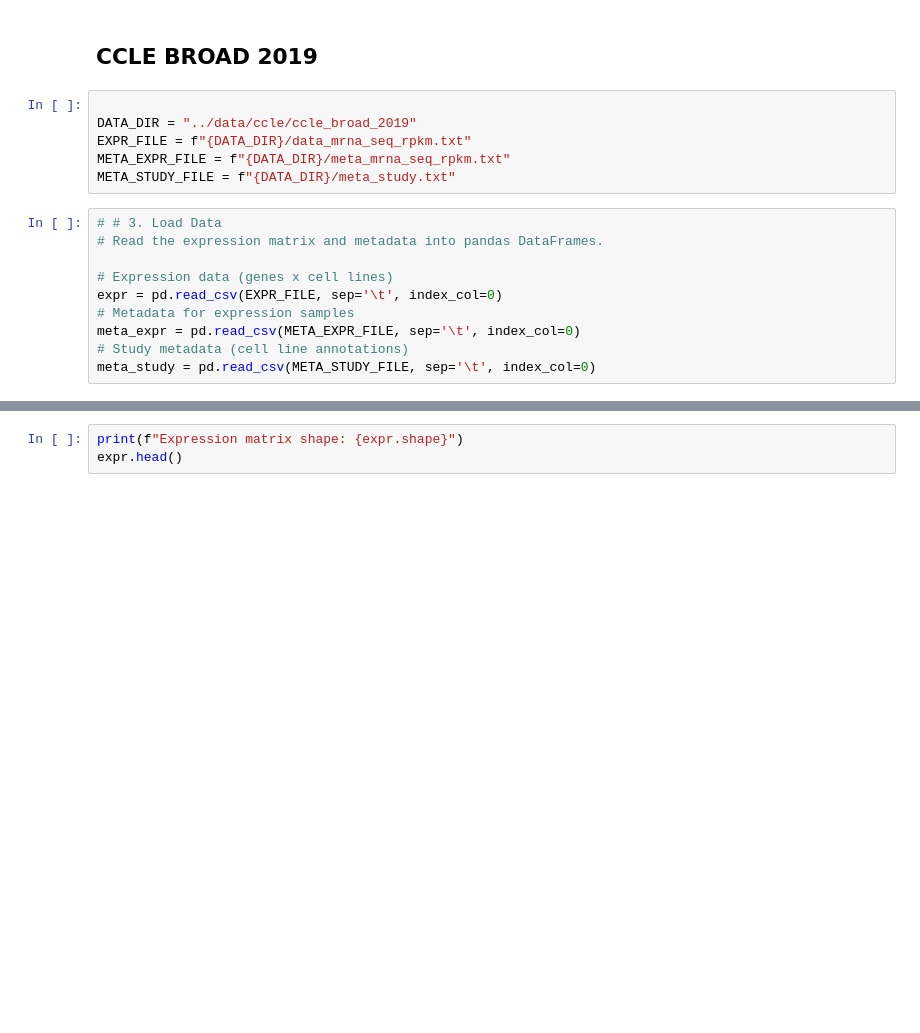
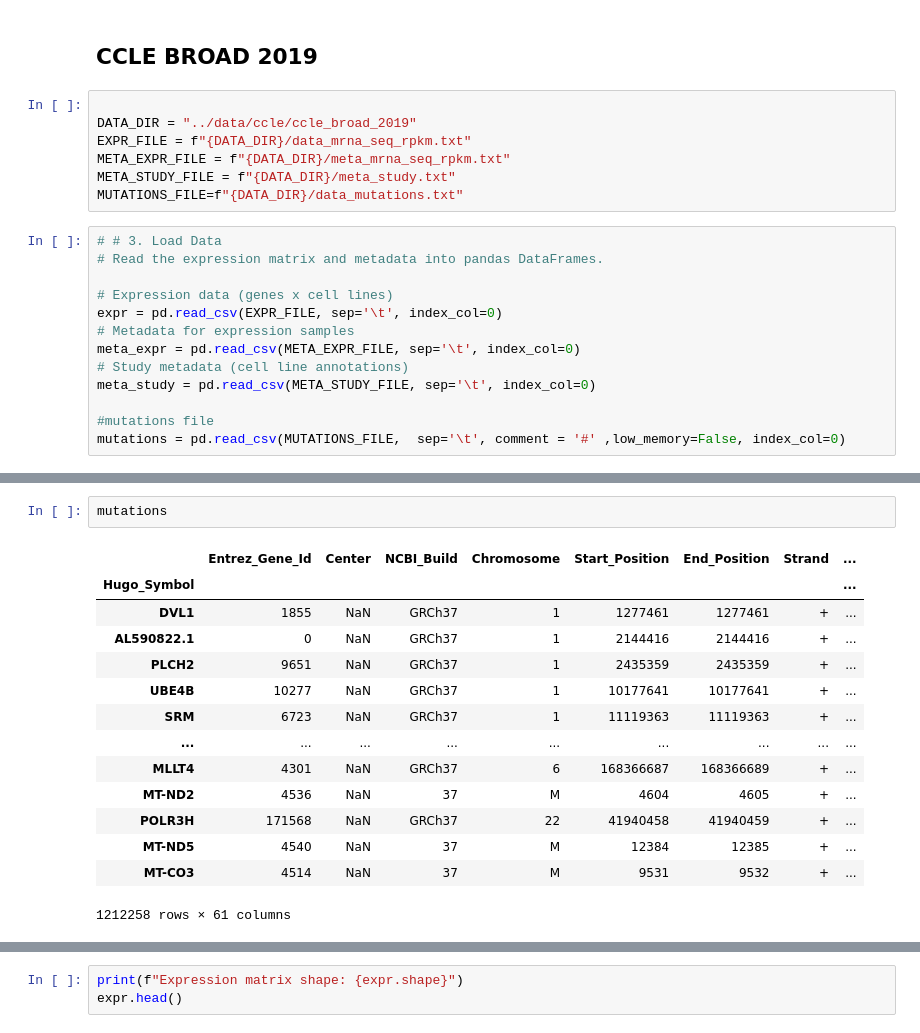
Before and after one commit to VittorioRossi/p53-mutations, a Jupyter notebook: notebooks_ccle/explore_ccle.ipynb, the cells around one changed output, grey strips where cells are left out. Saved outputs shown, nothing was run; the diff lists cells and outputs as text; blank space fills up the shorter version.

Commit message:
mutation loading

```diff
--- a/notebooks_ccle/explore_ccle.ipynb
+++ b/notebooks_ccle/explore_ccle.ipynb
@@ -13,6 +13,7 @@ DATA_DIR = "../data/ccle/ccle_broad_2019"
 EXPR_FILE = f"{DATA_DIR}/data_mrna_seq_rpkm.txt"
 META_EXPR_FILE = f"{DATA_DIR}/meta_mrna_seq_rpkm.txt"
 META_STUDY_FILE = f"{DATA_DIR}/meta_study.txt"
+MUTATIONS_FILE=f"{DATA_DIR}/data_mutations.txt"
 # %%
 # # 3. Load Data
 # Read the expression matrix and metadata into pandas DataFrames.
@@ -23,3 +24,6 @@ expr = pd.read_csv(EXPR_FILE, sep='\t', index_col=0)
 meta_expr = pd.read_csv(META_EXPR_FILE, sep='\t', index_col=0)
 # Study metadata (cell line annotations)
 meta_study = pd.read_csv(META_STUDY_FILE, sep='\t', index_col=0)
+
+#mutations file
+mutations = pd.read_csv(MUTATIONS_FILE,  sep='\t', comment = '#' ,low_memory=False, index_col=0)
@@ -50,0 +70,17 @@ expr
+# %%
+mutations
+# %% [output]
+|  | Entrez_Gene_Id | Center | NCBI_Build | Chromosome | Start_Position | End_Position | Strand | ... |
+| Hugo_Symbol |  |  |  |  |  |  |  | ... |
+| DVL1 | 1855 | NaN | GRCh37 | 1 | 1277461 | 1277461 | + | ... |
+| AL590822.1 | 0 | NaN | GRCh37 | 1 | 2144416 | 2144416 | + | ... |
+| PLCH2 | 9651 | NaN | GRCh37 | 1 | 2435359 | 2435359 | + | ... |
+| UBE4B | 10277 | NaN | GRCh37 | 1 | 10177641 | 10177641 | + | ... |
+| SRM | 6723 | NaN | GRCh37 | 1 | 11119363 | 11119363 | + | ... |
+| ... | ... | ... | ... | ... | ... | ... | ... | ... |
+| MLLT4 | 4301 | NaN | GRCh37 | 6 | 168366687 | 168366689 | + | ... |
+| MT-ND2 | 4536 | NaN | 37 | M | 4604 | 4605 | + | ... |
+| POLR3H | 171568 | NaN | GRCh37 | 22 | 41940458 | 41940459 | + | ... |
+| MT-ND5 | 4540 | NaN | 37 | M | 12384 | 12385 | + | ... |
+| MT-CO3 | 4514 | NaN | 37 | M | 9531 | 9532 | + | ... |
+1212258 rows × 61 columns
```
Also changed, not shown: parts of 13 cells of this notebook.
